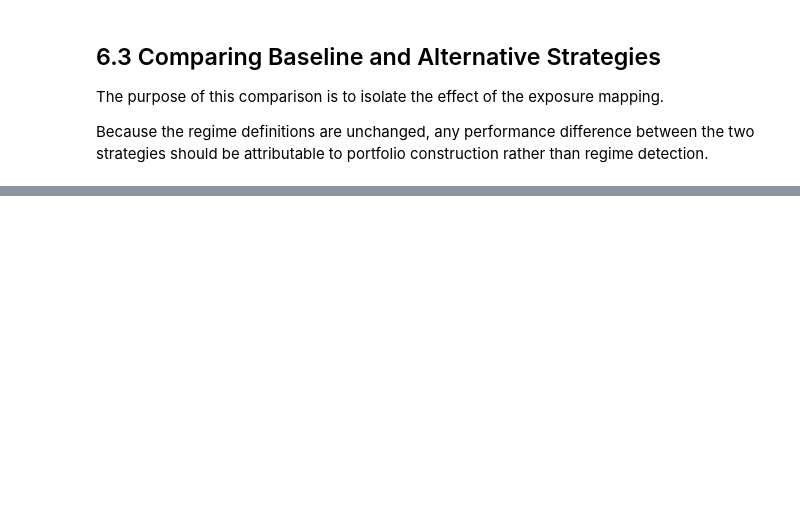
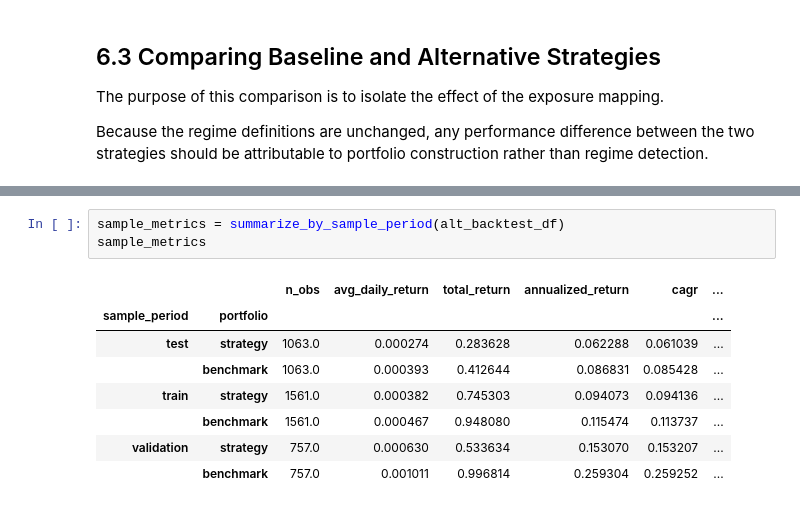
Before and after one commit to AMUKA0/market-research-trading-signals, a Jupyter notebook: notebooks/01_regime_research.ipynb, the cells around one changed output, grey strips where cells are left out. Saved outputs shown, nothing was run; the diff lists cells and outputs as text; blank space fills up the shorter version.

```diff
--- a/notebooks/01_regime_research.ipynb
+++ b/notebooks/01_regime_research.ipynb
@@ -958,0 +1108,12 @@ directionally reasonable even if the initial portfolio mapping is suboptimal.
+# %%
+sample_metrics = summarize_by_sample_period(alt_backtest_df)
+sample_metrics
+# %% [output]
+|  |  | n_obs | avg_daily_return | total_return | annualized_return | cagr | ... |
+| sample_period | portfolio |  |  |  |  |  | ... |
+| test | strategy | 1063.0 | 0.000274 | 0.283628 | 0.062288 | 0.061039 | ... |
+|  | benchmark | 1063.0 | 0.000393 | 0.412644 | 0.086831 | 0.085428 | ... |
+| train | strategy | 1561.0 | 0.000382 | 0.745303 | 0.094073 | 0.094136 | ... |
+|  | benchmark | 1561.0 | 0.000467 | 0.948080 | 0.115474 | 0.113737 | ... |
+| validation | strategy | 757.0 | 0.000630 | 0.533634 | 0.153070 | 0.153207 | ... |
+|  | benchmark | 757.0 | 0.001011 | 0.996814 | 0.259304 | 0.259252 | ... |
```
Also changed, not shown: parts of 33 cells of this notebook, 1 other file.
